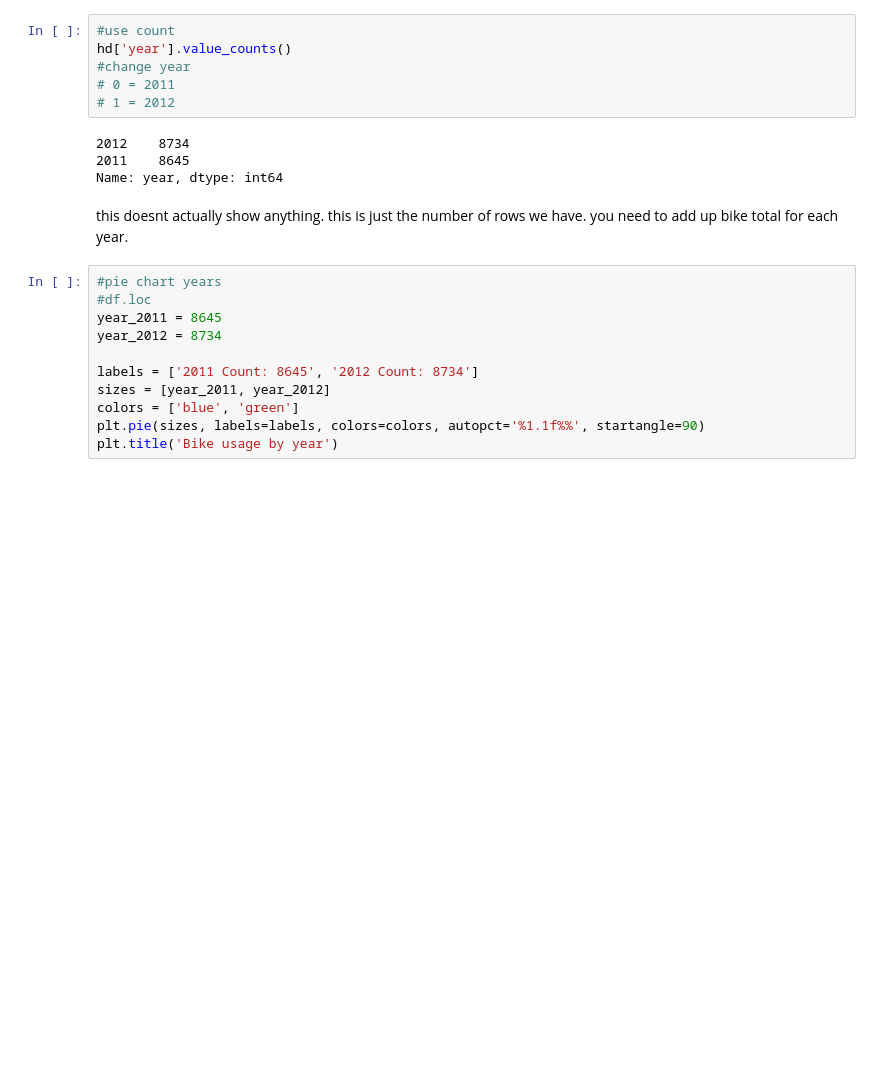
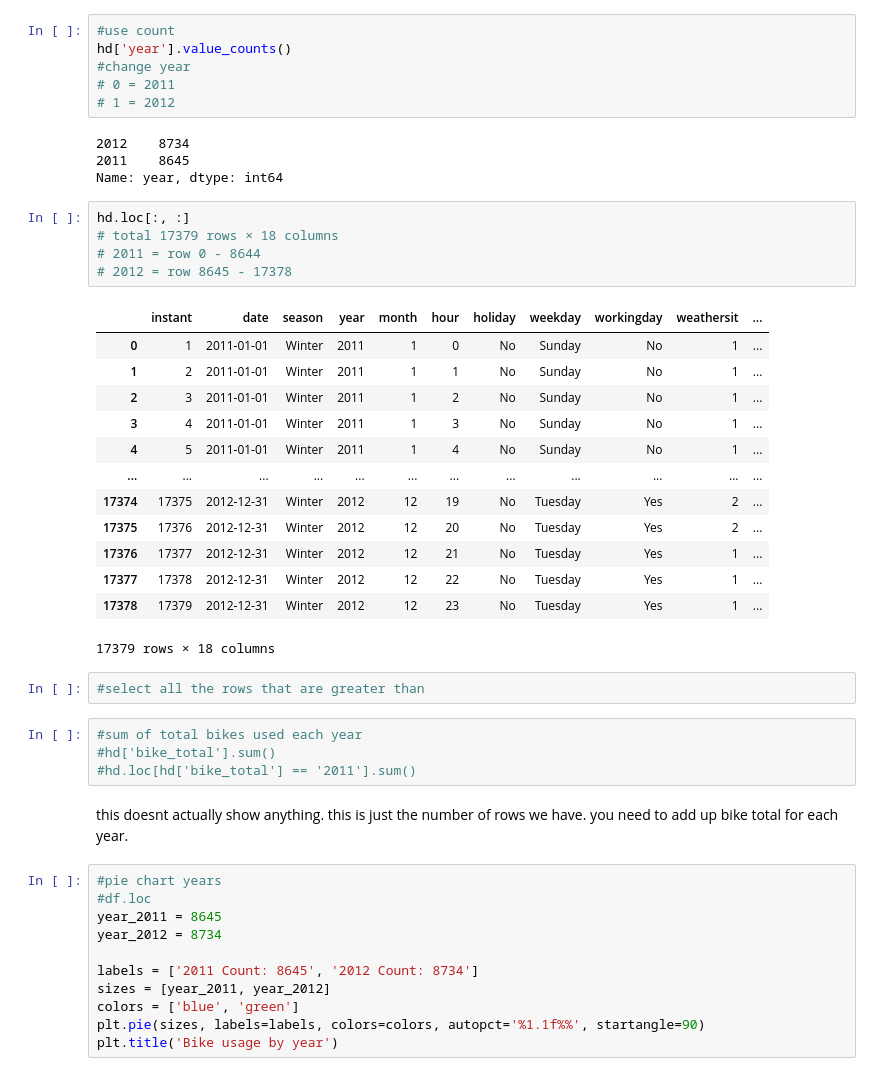
Before and after one commit to MiriamHerrmann/Bike-EDA, a Jupyter notebook: bike_eda.ipynb, the cells around one changed output. Cells and saved outputs as stored; diff of their text form; blank space fills up the shorter version.

```diff
--- a/bike_eda.ipynb
+++ b/bike_eda.ipynb
@@ -212,6 +255,31 @@ hd['year'].value_counts()
 2012    8734
 2011    8645
 Name: year, dtype: int64
+# %%
+hd.loc[:, :]
+# total 17379 rows × 18 columns
+# 2011 = row 0 - 8644
+# 2012 = row 8645 - 17378
+# %% [output]
+|  | instant | date | season | year | month | hour | holiday | weekday | workingday | weathersit | ... |
+| 0 | 1 | 2011-01-01 | Winter | 2011 | 1 | 0 | No | Sunday | No | 1 | ... |
+| 1 | 2 | 2011-01-01 | Winter | 2011 | 1 | 1 | No | Sunday | No | 1 | ... |
+| 2 | 3 | 2011-01-01 | Winter | 2011 | 1 | 2 | No | Sunday | No | 1 | ... |
+| 3 | 4 | 2011-01-01 | Winter | 2011 | 1 | 3 | No | Sunday | No | 1 | ... |
+| 4 | 5 | 2011-01-01 | Winter | 2011 | 1 | 4 | No | Sunday | No | 1 | ... |
+| ... | ... | ... | ... | ... | ... | ... | ... | ... | ... | ... | ... |
+| 17374 | 17375 | 2012-12-31 | Winter | 2012 | 12 | 19 | No | Tuesday | Yes | 2 | ... |
+| 17375 | 17376 | 2012-12-31 | Winter | 2012 | 12 | 20 | No | Tuesday | Yes | 2 | ... |
+| 17376 | 17377 | 2012-12-31 | Winter | 2012 | 12 | 21 | No | Tuesday | Yes | 1 | ... |
+| 17377 | 17378 | 2012-12-31 | Winter | 2012 | 12 | 22 | No | Tuesday | Yes | 1 | ... |
+| 17378 | 17379 | 2012-12-31 | Winter | 2012 | 12 | 23 | No | Tuesday | Yes | 1 | ... |
+17379 rows × 18 columns
+# %%
+#select all the rows that are greater than
+# %%
+#sum of total bikes used each year
+#hd['bike_total'].sum()
+#hd.loc[hd['bike_total'] == '2011'].sum()
 # %% [markdown]
 this doesnt actually show anything. this is just the number of rows we have.
 you need to add up bike total for each year.
```
Also changed, not shown: parts of 10 cells of this notebook.
